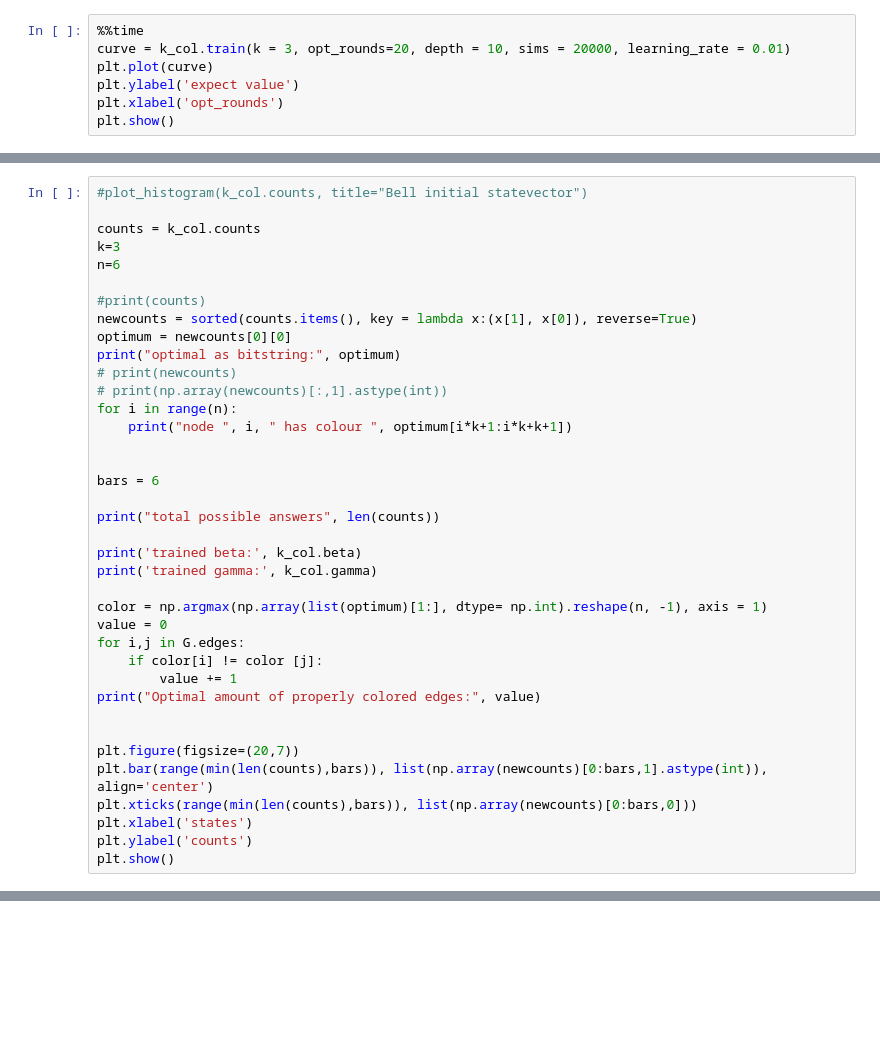
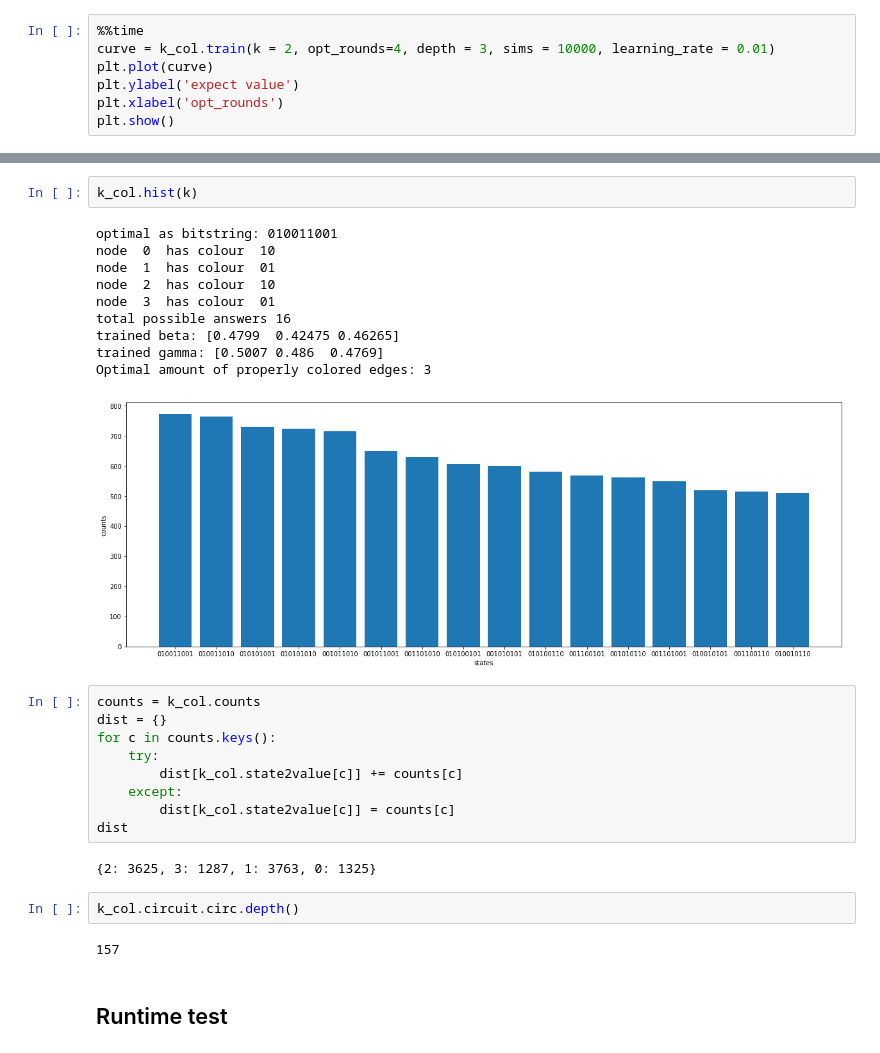
Before and after one commit to XunyiZhao/Quantum_Information_Project, a Jupyter notebook: k-colorable-subgraph.ipynb, the cells around one changed output, grey strips where cells are left out. Drawn from its saved outputs; the diff is of its cells as text; blank space fills up the shorter version.

```diff
--- a/k-colorable-subgraph.ipynb
+++ b/k-colorable-subgraph.ipynb
@@ -211,6 +260,6 @@ k_col.draw()
 # %%
 %%time
-curve = k_col.train(k = 3, opt_rounds=20, depth = 10, sims = 20000, learning_rate = 0.01)
+curve = k_col.train(k = 2, opt_rounds=4, depth = 3, sims = 10000, learning_rate = 0.01)
 plt.plot(curve)
 plt.ylabel('expect value')
 plt.xlabel('opt_rounds')
@@ -221,38 +269,0 @@ Wall time: 38min 2s
-# %%
-#plot_histogram(k_col.counts, title="Bell initial statevector")
-
-counts = k_col.counts
-k=3
-n=6
-
-#print(counts)
-newcounts = sorted(counts.items(), key = lambda x:(x[1], x[0]), reverse=True)
-optimum = newcounts[0][0]
-print("optimal as bitstring:", optimum)
-# print(newcounts)
-# print(np.array(newcounts)[:,1].astype(int))
-for i in range(n):
-    print("node ", i, " has colour ", optimum[i*k+1:i*k+k+1])
-
-
-bars = 6
-
-print("total possible answers", len(counts))
-
-print('trained beta:', k_col.beta)
-print('trained gamma:', k_col.gamma)
-
-color = np.argmax(np.array(list(optimum)[1:], dtype= np.int).reshape(n, -1), axis = 1)
-value = 0
-for i,j in G.edges:
-    if color[i] != color [j]:
-        value += 1
-print("Optimal amount of properly colored edges:", value)
-
-
-plt.figure(figsize=(20,7))
-plt.bar(range(min(len(counts),bars)), list(np.array(newcounts)[0:bars,1].astype(int)), align='center')
-plt.xticks(range(min(len(counts),bars)), list(np.array(newcounts)[0:bars,0]))
-plt.xlabel('states')
-plt.ylabel('counts')
-plt.show()
@@ -315,0 +270,30 @@ Wall time: 16min 7s
+# %%
+k_col.hist(k)
+# %% [output]
+optimal as bitstring: 010011001
+node  0  has colour  10
+node  1  has colour  01
+node  2  has colour  10
+node  3  has colour  01
+total possible answers 16
+trained beta: [0.4799  0.42475 0.46265]
+trained gamma: [0.5007 0.486  0.4769]
+Optimal amount of properly colored edges: 3
+[figure, added]
+# %%
+counts = k_col.counts
+dist = {}
+for c in counts.keys():
+    try:
+        dist[k_col.state2value[c]] += counts[c]
+    except:
+        dist[k_col.state2value[c]] = counts[c]
+dist
+# %% [output]
+{2: 3625, 3: 1287, 1: 3763, 0: 1325}
+# %%
+k_col.circuit.circ.depth()
+# %% [output]
+157
+# %% [markdown]
+## Runtime test
```
Also changed, not shown: parts of 14 cells of this notebook, 1 other file.
